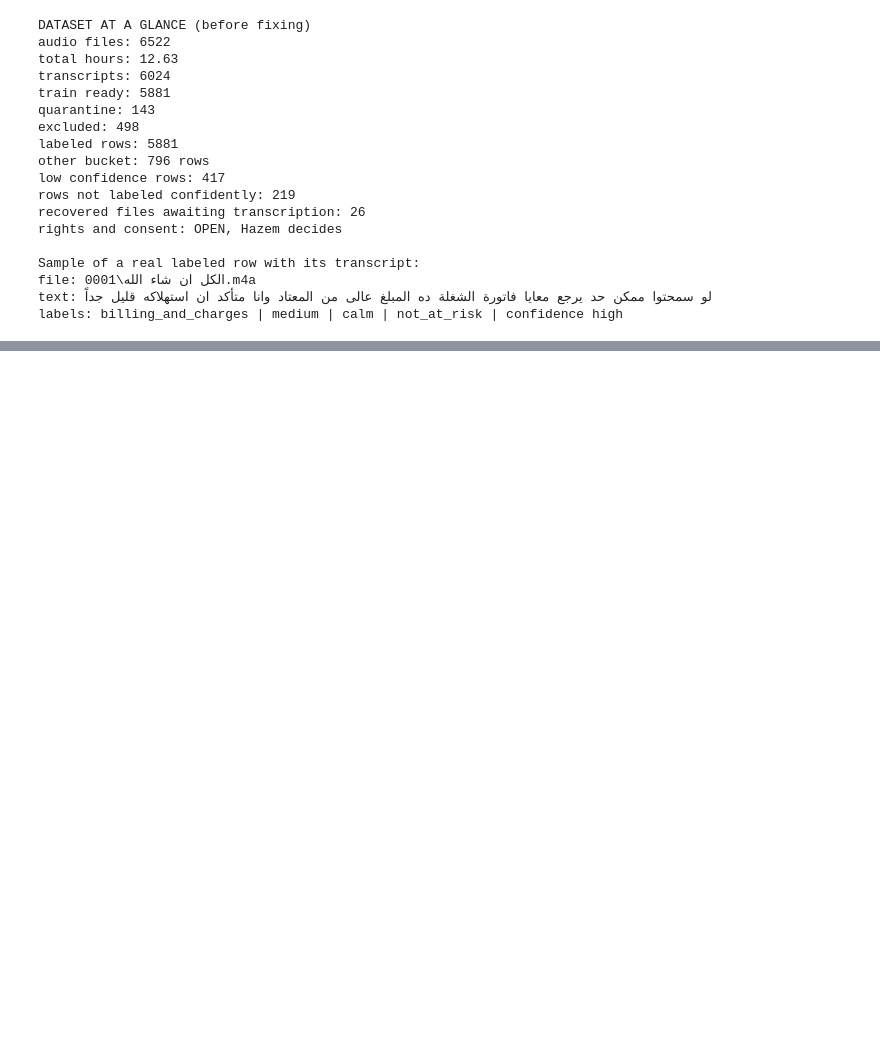
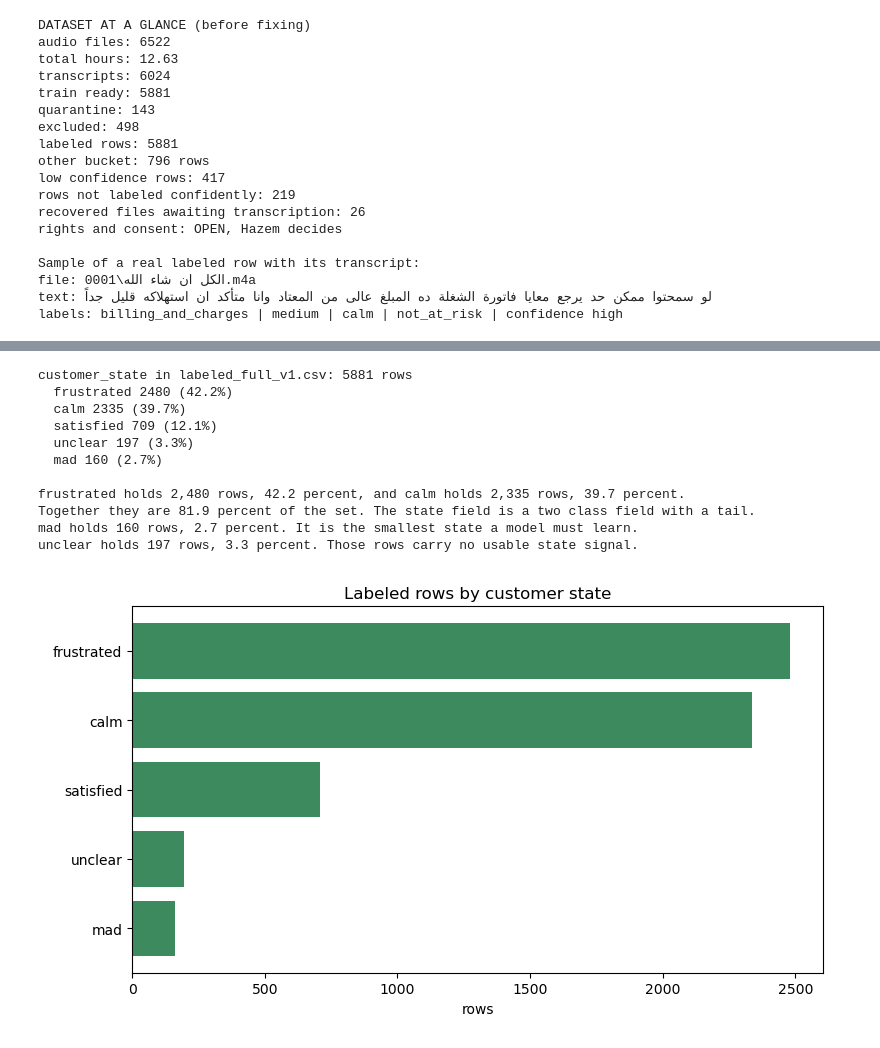
Before and after one commit to hazemelerefey/smart-voicemail-router, a Jupyter notebook: notebooks/data-analysis/data_analysis.ipynb, the cells around one changed output, grey strips where cells are left out. Cells and saved outputs as stored; diff of their text form; code cells hidden in the pictures; blank space fills up the shorter version.

```diff
--- a/notebooks/data-analysis/data_analysis.ipynb
+++ b/notebooks/data-analysis/data_analysis.ipynb
@@ -482,0 +557,27 @@ labels: billing_and_charges | medium | calm | not_at_risk | confidence high
+# %%
+# Customer state in the final labeled set: 5 values
+st_counts = lab["customer_state"].value_counts()
+total = len(lab)
+print("customer_state in labeled_full_v1.csv:", total, "rows")
+for k, v in st_counts.items():
+    print(" ", k, v, "(" + str(round(100 * v / total, 1)) + "%)")
+print()
+print("frustrated holds 2,480 rows, 42.2 percent, and calm holds 2,335 rows, 39.7 percent.")
+print("Together they are 81.9 percent of the set. The state field is a two class field with a tail.")
+print("mad holds 160 rows, 2.7 percent. It is the smallest state a model must learn.")
+print("unclear holds 197 rows, 3.3 percent. Those rows carry no usable state signal.")
+items = sorted(st_counts.items(), key=lambda kv: -kv[1])
+bar([v for _, v in items][::-1], [k for k, _ in items][::-1], "Labeled rows by customer state", "rows", "class_state.png", color="#3d8a5f", horizontal=True)
+# %% [output]
+customer_state in labeled_full_v1.csv: 5881 rows
+  frustrated 2480 (42.2%)
+  calm 2335 (39.7%)
+  satisfied 709 (12.1%)
+  unclear 197 (3.3%)
+  mad 160 (2.7%)
+
+frustrated holds 2,480 rows, 42.2 percent, and calm holds 2,335 rows, 39.7 percent.
+Together they are 81.9 percent of the set. The state field is a two class field with a tail.
+mad holds 160 rows, 2.7 percent. It is the smallest state a model must learn.
+unclear holds 197 rows, 3.3 percent. Those rows carry no usable state signal.
+[figure, added]
```
Also changed, not shown: parts of 13 cells of this notebook, 15 other files.
